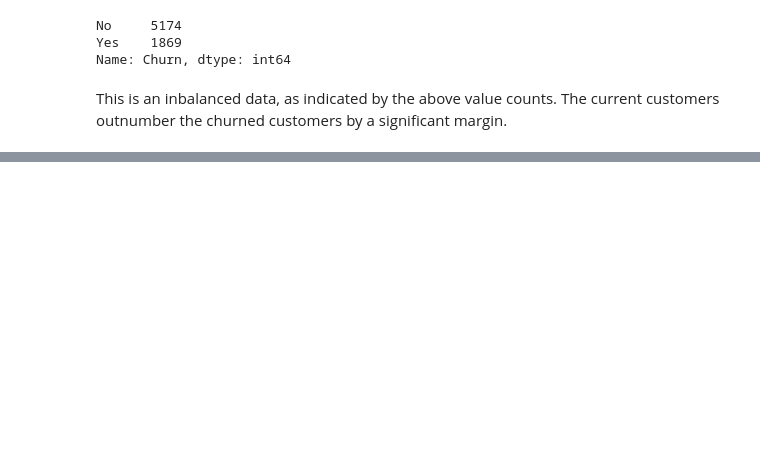
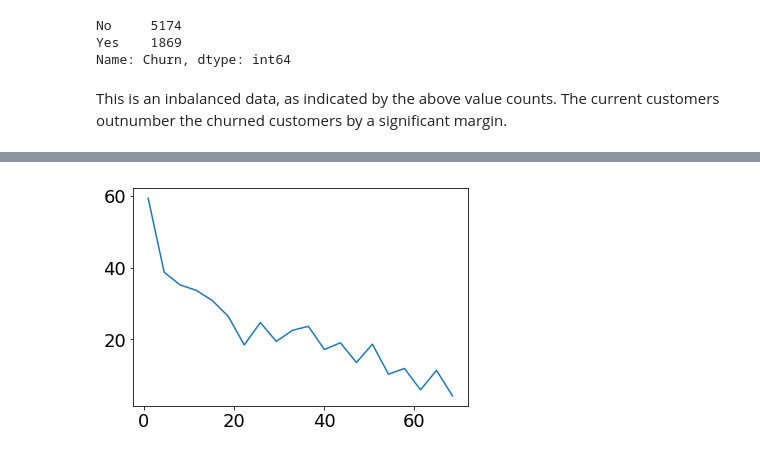
Before and after one commit to keigito/Telco_EDA, a Jupyter notebook: Telco_Customer_Churn.ipynb, the cells around one changed output, grey strips where cells are left out. Saved outputs shown, nothing was run; the diff lists cells and outputs as text; code cells hidden in the pictures; blank space fills up the shorter version.

```diff
--- a/Telco_Customer_Churn.ipynb
+++ b/Telco_Customer_Churn.ipynb
@@ -172,0 +293,10 @@ plt.ylim(0, max_count_val);
+# %%
+total = count_churned + count_stayed
+ratio = count_churned / total * 100
+# %%
+x = list(division_churned)
+x.remove(72.0)
+# %%
+plt.plot(x, ratio);
+# %% [output]
+[figure, added]
```
Also changed, not shown: parts of 18 cells of this notebook.
